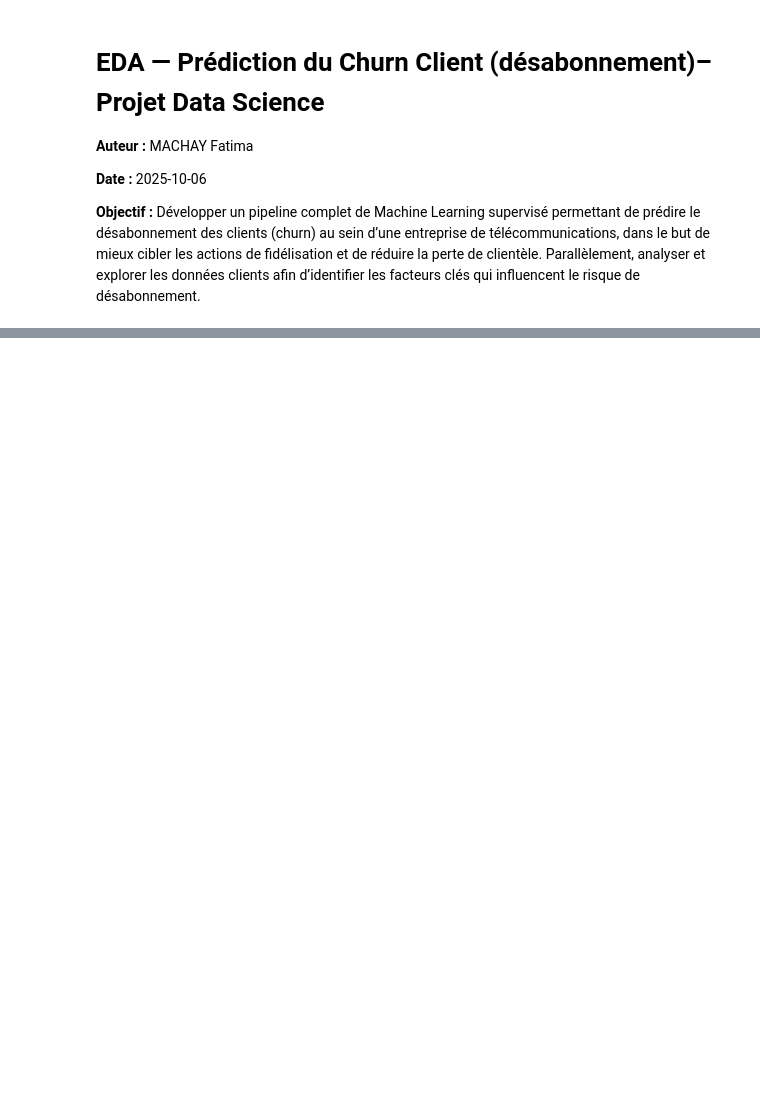
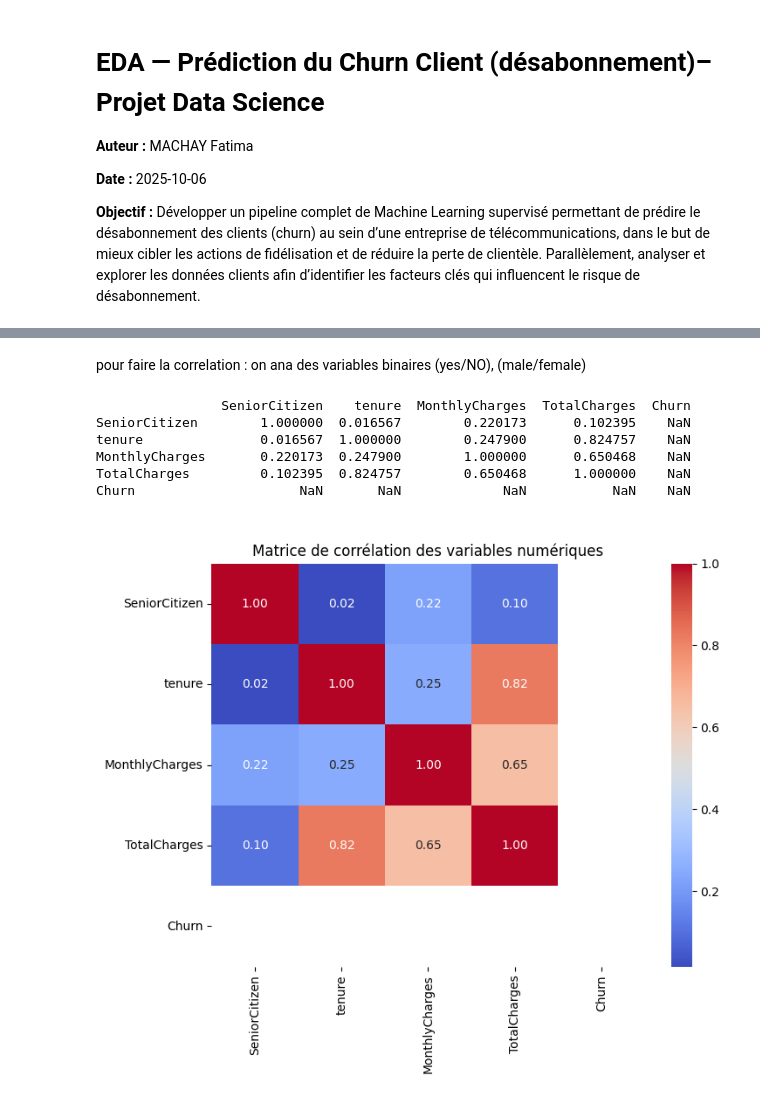
Before and after one commit to FatimaMachay7/Projet_Pr-diction-du-Churn-Client, a Jupyter notebook: scr/Data_Chur.ipynb, the cells around one changed output, grey strips where cells are left out. Cells and saved outputs as stored; diff of their text form; code cells hidden in the pictures; blank space fills up the shorter version.

```diff
--- a/scr/Data_Chur.ipynb
+++ b/scr/Data_Chur.ipynb
@@ -46,0 +171,29 @@ plt.show()
+# %% [markdown]
+<!-- Convertir les variables categoriales en numérique -->
+pour faire la correlation  : on ana des variables binaires (yes/NO), (male/female)
+# %%
+
+numeric_cols = ['SeniorCitizen','tenure','MonthlyCharges','TotalCharges','Churn']
+
+for col in numeric_cols:
+    data[col] = pd.to_numeric(data[col], errors='coerce')
+
+data[numeric_cols] = data[numeric_cols].fillna(0)
+corr_matrix = new_data[numeric_cols].corr()
+print(corr_matrix)
+# %% [output]
+                SeniorCitizen    tenure  MonthlyCharges  TotalCharges  Churn
+SeniorCitizen        1.000000  0.016567        0.220173      0.102395    NaN
+tenure               0.016567  1.000000        0.247900      0.824757    NaN
+MonthlyCharges       0.220173  0.247900        1.000000      0.650468    NaN
+TotalCharges         0.102395  0.824757        0.650468      1.000000    NaN
+Churn                     NaN       NaN             NaN           NaN    NaN
+# %% [markdown]
+<!-- La matrice de correlation  -->
+# %%
+plt.figure(figsize=(8,6))
+sns.heatmap(corr_matrix, annot=True, cmap='coolwarm', fmt=".2f")
+plt.title("Matrice de corrélation des variables numériques")
+plt.show()
+# %% [output]
+[figure, added]
```
Also changed, not shown: parts of 14 cells of this notebook.
